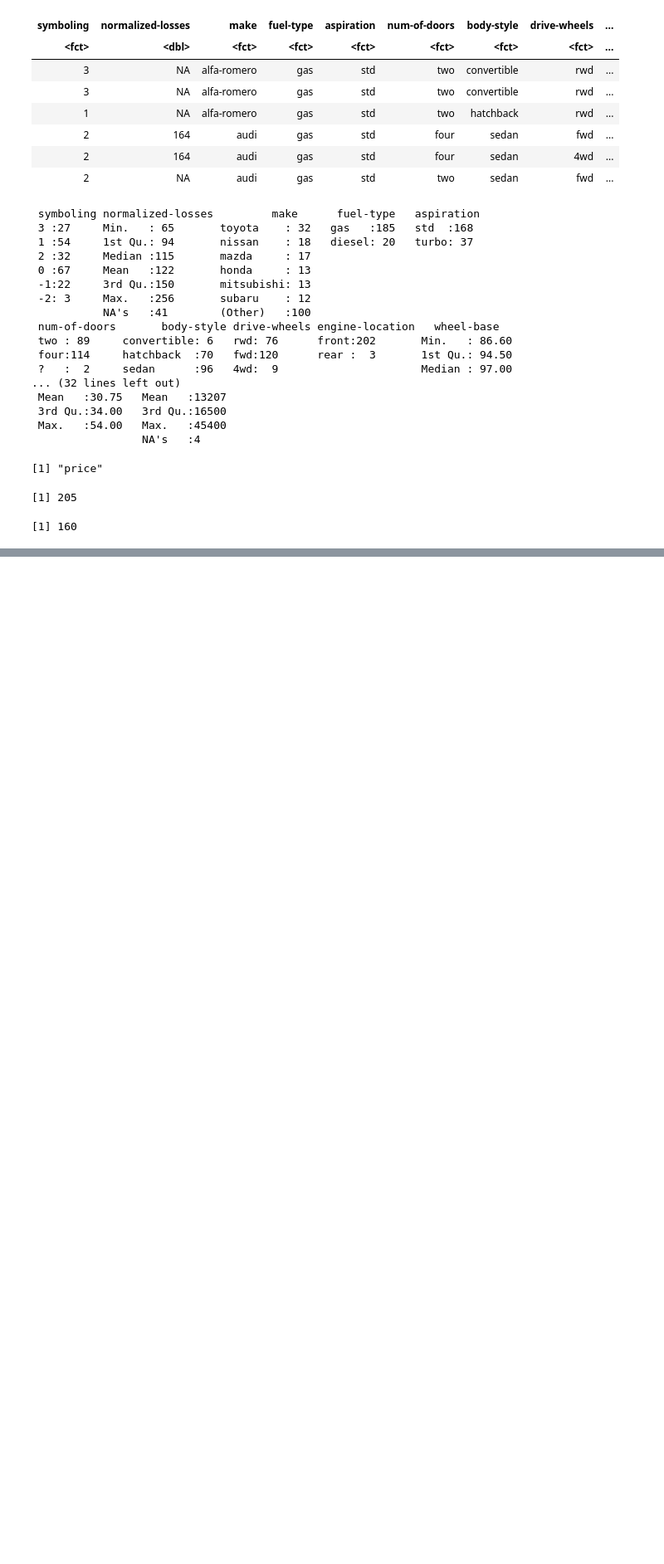
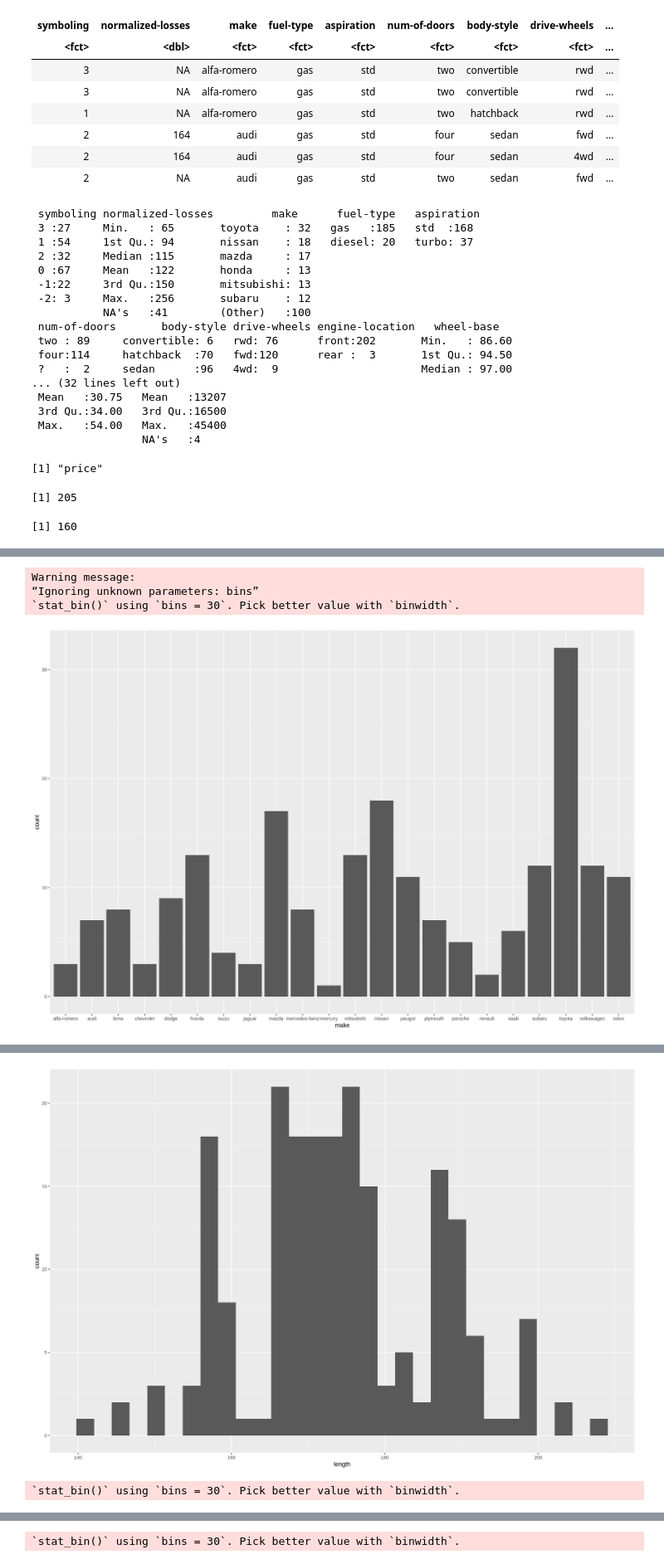
Before and after one commit to NingWang0123/stat301_group_project, a Jupyter notebook: stat301_proposal.ipynb, the cells around one changed output, grey strips where cells are left out. Shown at 83% size. Cells and saved outputs as stored; diff of their text form; code cells hidden in the pictures; blank space fills up the shorter version.

Commit message:
code updated
Selecting the 8 variables can explain most sample variations of y by itself.

```diff
--- a/stat301_proposal.ipynb
+++ b/stat301_proposal.ipynb
@@ -131,0 +92,7 @@ Warning message:
+# %%
+r_sqr<-c()
+for (x in 1:25){
+    r_sqr<-c(r_sqr,summary(lm(unlist(df_1[,26])~unlist(df_1[,x])))$r.squared)
+
+}
+r_sqr
@@ -131,0 +105,5 @@ Warning message:
+# %%
+names<-colnames(df_1[,-26])
+length(names)
+df_sqr<-cbind(r_sqr,names)%>%as.data.frame()
+df_sqr$r_sqr<-as.numeric(df_sqr$r_sqr)
@@ -131,0 +128,3 @@ Warning message:
+# %%
+nms<-head(df_sqr%>%arrange(desc(df_sqr$r_sqr)),8)%>%select(names)%>%pull()
+nms
@@ -131,0 +134,35 @@ Warning message:
+# %%
+options(repr.plot.height = 10, repr.plot.width = 15)
+for (x in 1:25){
+    if (colnames(df_1[,x]) %in% nms){
+
+    if (typeof(unlist(df_1[,x]))=="double"){
+         print(df_1 %>%
+         ggplot() +
+         geom_histogram(aes(x = unlist(df_1[,x])))+
+              xlab(colnames(df_1[,x])))
+
+         print(df_1 %>%
+         ggplot(aes(x = unlist(df_1[,x]),y=unlist(df_1[,26]))) +
+         geom_point()+
+         geom_smooth(method=lm,formula=y~x,se=FALSE)+
+              xlab(colnames(df_1[,x]))+
+              ylab("Car price"))}
+
+    else{
+        print(df_1 %>%
+            ggplot(aes(x=unlist(df_1[,x]))) +
+            geom_bar(stat="count",bins=50)+
+            xlab(colnames(df_1[,x])))
+
+    }
+
+}
+
+
+    }
+# %% [output]
+Warning message:
+“Ignoring unknown parameters: bins”
+`stat_bin()` using `bins = 30`. Pick better value with `binwidth`.
+[figure, added]
@@ -131,0 +173,2 @@ Warning message:
+[figure, added]
+`stat_bin()` using `bins = 30`. Pick better value with `binwidth`.
@@ -131,0 +181 @@ Warning message:
+`stat_bin()` using `bins = 30`. Pick better value with `binwidth`.
```
Also changed, not shown: parts of 9 cells of this notebook, 1 other file.
